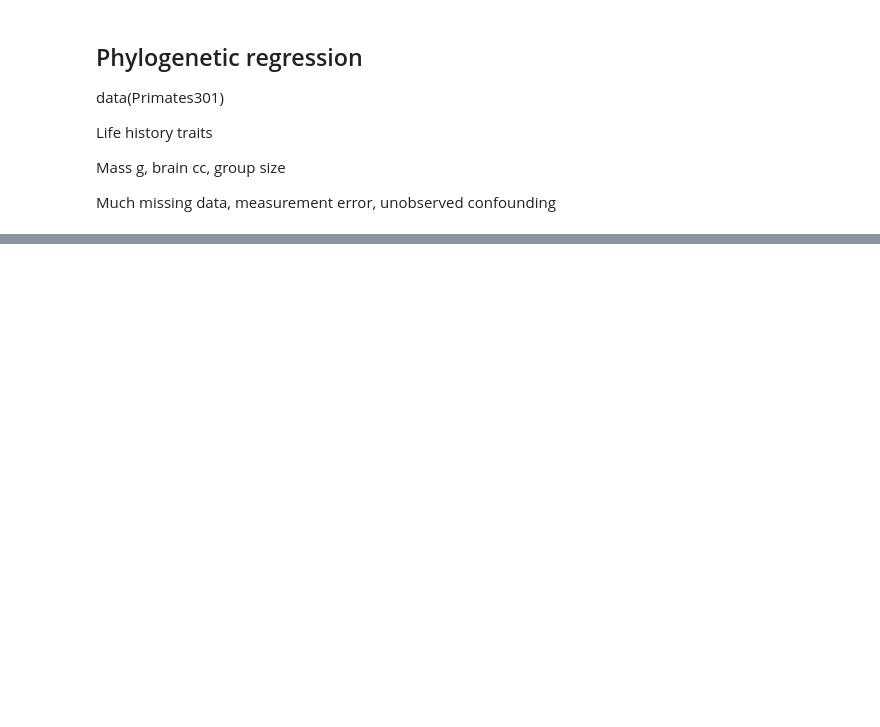
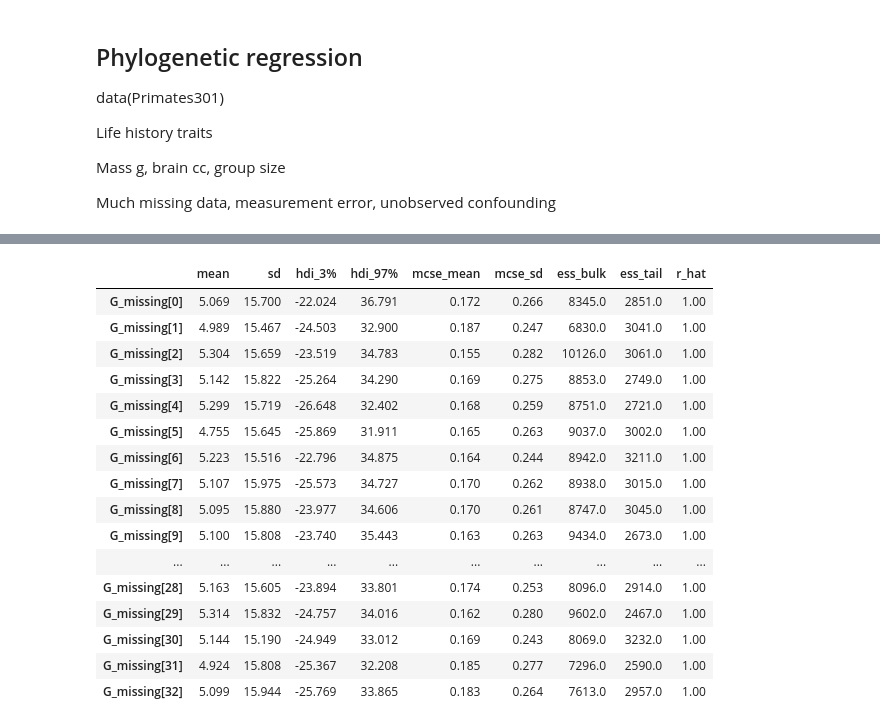
Before and after one commit to kpjmcg/Statistical-Rethinking-2023-Python-Notes, a Jupyter notebook: Lecture_18_2023.ipynb, the cells around one changed output, grey strips where cells are left out. Saved outputs shown, nothing was run; the diff lists cells and outputs as text; code cells hidden in the pictures; blank space fills up the shorter version.

```diff
--- a/Lecture_18_2023.ipynb
+++ b/Lecture_18_2023.ipynb
@@ -188,3 +193,6 @@ Life history traits
 Mass g, brain cc, group size
 
 Much missing data, measurement error, unobserved confounding
+# %%
+prim = pd.read_csv('Data/Primates301.csv',sep=';')
+prim.head()
@@ -190,0 +260,4 @@ Much missing data, measurement error, unobserved confounding
+# %%
+primselected = prim[['body','group_size','brain']]
+primBnan = primselected[primselected['brain'].notna()]
+primBnan = primBnan.fillna(1)
@@ -190,0 +268,4 @@ Much missing data, measurement error, unobserved confounding
+# %%
+parsed = rdata.parser.parse_file('Data/Primates301_distance_matrix.rda')
+converted = rdata.conversion.convert(parsed)
+Dmat0 = converted['Primates301_distance_matrix']
@@ -190,0 +323,7 @@ Much missing data, measurement error, unobserved confounding
+# %%
+with pm.Model() as Gimp:
+    mu = pm.Normal('mu',0,1)
+    sigma = pm.Exponential('sigma',1)
+    G = pm.Normal('G',mu,sigma,observed=scale(np.log(primBnan['group_size'])))
+
+    gimp_trace = pm.sample()
@@ -190,0 +337,20 @@ Much missing data, measurement error, unobserved confounding
+# %%
+az.summary(gimp_trace,var_names=['G_missing'])
+# %% [output]
+|  | mean | sd | hdi_3% | hdi_97% | mcse_mean | mcse_sd | ess_bulk | ess_tail | r_hat |
+| G_missing[0] | 5.069 | 15.700 | -22.024 | 36.791 | 0.172 | 0.266 | 8345.0 | 2851.0 | 1.00 |
+| G_missing[1] | 4.989 | 15.467 | -24.503 | 32.900 | 0.187 | 0.247 | 6830.0 | 3041.0 | 1.00 |
+| G_missing[2] | 5.304 | 15.659 | -23.519 | 34.783 | 0.155 | 0.282 | 10126.0 | 3061.0 | 1.00 |
+| G_missing[3] | 5.142 | 15.822 | -25.264 | 34.290 | 0.169 | 0.275 | 8853.0 | 2749.0 | 1.00 |
+| G_missing[4] | 5.299 | 15.719 | -26.648 | 32.402 | 0.168 | 0.259 | 8751.0 | 2721.0 | 1.00 |
+| G_missing[5] | 4.755 | 15.645 | -25.869 | 31.911 | 0.165 | 0.263 | 9037.0 | 3002.0 | 1.00 |
+| G_missing[6] | 5.223 | 15.516 | -22.796 | 34.875 | 0.164 | 0.244 | 8942.0 | 3211.0 | 1.00 |
+| G_missing[7] | 5.107 | 15.975 | -25.573 | 34.727 | 0.170 | 0.262 | 8938.0 | 3015.0 | 1.00 |
+| G_missing[8] | 5.095 | 15.880 | -23.977 | 34.606 | 0.170 | 0.261 | 8747.0 | 3045.0 | 1.00 |
+| G_missing[9] | 5.100 | 15.808 | -23.740 | 35.443 | 0.163 | 0.263 | 9434.0 | 2673.0 | 1.00 |
+| ... | ... | ... | ... | ... | ... | ... | ... | ... | ... |
+| G_missing[28] | 5.163 | 15.605 | -23.894 | 33.801 | 0.174 | 0.253 | 8096.0 | 2914.0 | 1.00 |
+| G_missing[29] | 5.314 | 15.832 | -24.757 | 34.016 | 0.162 | 0.280 | 9602.0 | 2467.0 | 1.00 |
+| G_missing[30] | 5.144 | 15.190 | -24.949 | 33.012 | 0.169 | 0.243 | 8069.0 | 3232.0 | 1.00 |
+| G_missing[31] | 4.924 | 15.808 | -25.367 | 32.208 | 0.185 | 0.277 | 7296.0 | 2590.0 | 1.00 |
+| G_missing[32] | 5.099 | 15.944 | -25.769 | 33.865 | 0.183 | 0.264 | 7613.0 | 2957.0 | 1.00 |
```
Also changed, not shown: parts of 18 cells of this notebook.
